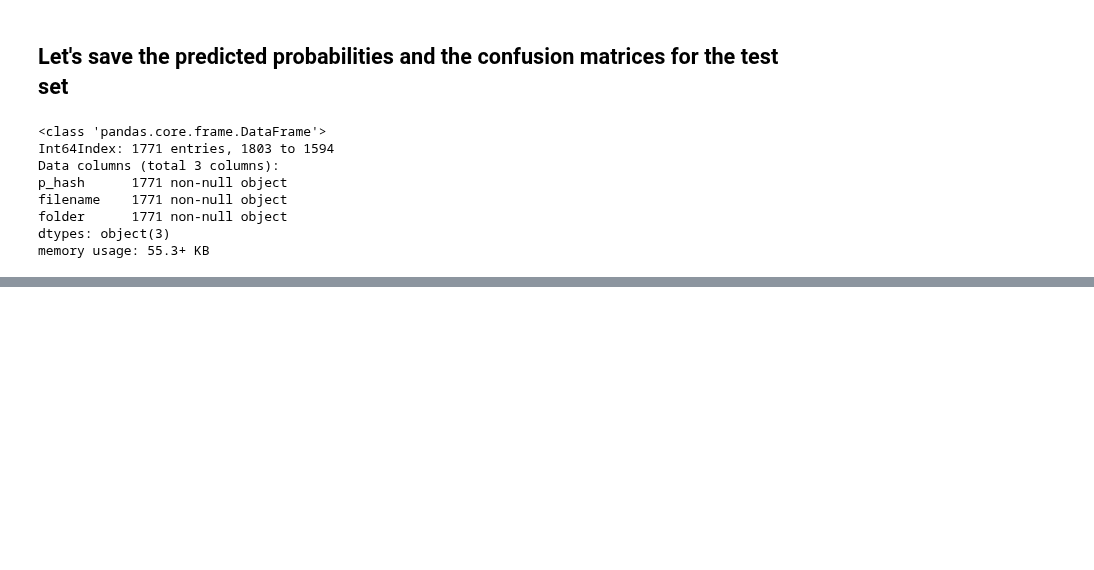
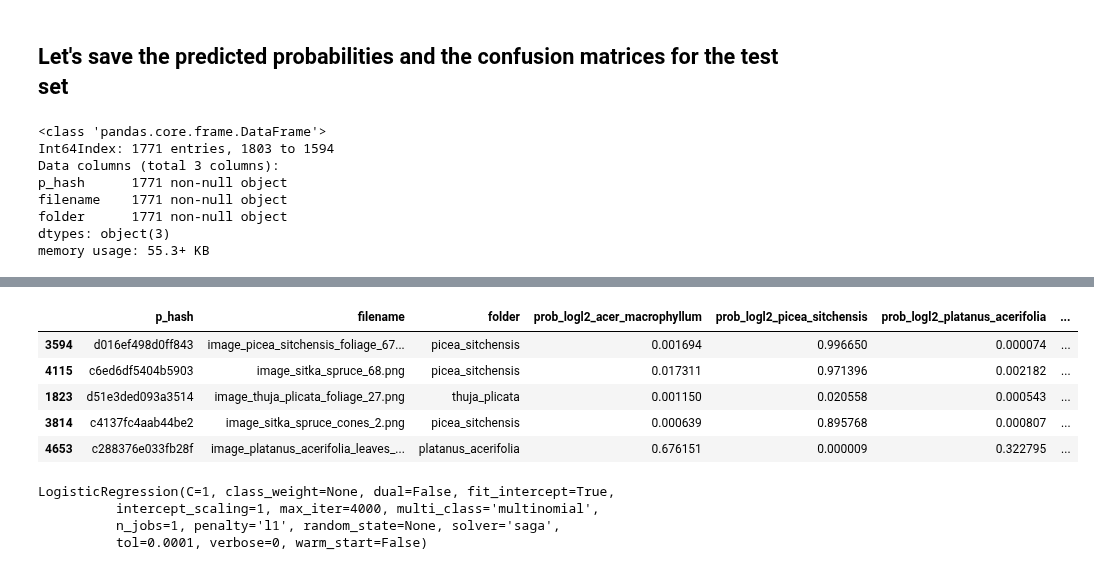
Before and after one commit to NathanielBlairStahn/tree-logic, a Jupyter notebook: notebooks/20180517_more_species/logistic_and_gb_4_species.ipynb, the cells around one changed output, grey strips where cells are left out. Saved outputs shown, nothing was run; the diff lists cells and outputs as text; code cells hidden in the pictures; blank space fills up the shorter version.

Commit message:
save 4 species probabilty predictions

```diff
--- a/notebooks/20180517_more_species/logistic_and_gb_4_species.ipynb
+++ b/notebooks/20180517_more_species/logistic_and_gb_4_species.ipynb
@@ -480,0 +510,28 @@ memory usage: 55.3+ KB
+# %%
+non_feature_columns = ['p_hash', 'filename', 'folder']
+
+def get_predictions(features_df, index_set, non_feature_columns, model, prefix):
+    pred_columns = [prefix + '_' + species for species in model.classes_]
+
+    image_df = features_df.loc[index_set, non_feature_columns]
+    y_pred = model.predict_proba(features_df.drop(non_feature_columns, axis=1).loc[index_set,:])
+    image_df[pred_columns] = pd.DataFrame(y_pred, index = image_df.index)
+
+    return image_df
+# %%
+log_pred = get_predictions(features_4species_df, X_test.index, non_feature_columns, log_model, 'prob_logl2')
+log_pred.head()
+# %% [output]
+|  | p_hash | filename | folder | prob_logl2_acer_macrophyllum | prob_logl2_picea_sitchensis | prob_logl2_platanus_acerifolia | ... |
+| 3594 | d016ef498d0ff843 | image_picea_sitchensis_foliage_67... | picea_sitchensis | 0.001694 | 0.996650 | 0.000074 | ... |
+| 4115 | c6ed6df5404b5903 | image_sitka_spruce_68.png | picea_sitchensis | 0.017311 | 0.971396 | 0.002182 | ... |
+| 1823 | d51e3ded093a3514 | image_thuja_plicata_foliage_27.png | thuja_plicata | 0.001150 | 0.020558 | 0.000543 | ... |
+| 3814 | c4137fc4aab44be2 | image_sitka_spruce_cones_2.png | picea_sitchensis | 0.000639 | 0.895768 | 0.000807 | ... |
+| 4653 | c288376e033fb28f | image_platanus_acerifolia_leaves_... | platanus_acerifolia | 0.676151 | 0.000009 | 0.322795 | ... |
+# %%
+llog_model
+# %% [output]
+LogisticRegression(C=1, class_weight=None, dual=False, fit_intercept=True,
+          intercept_scaling=1, max_iter=4000, multi_class='multinomial',
+          n_jobs=1, penalty='l1', random_state=None, solver='saga',
+          tol=0.0001, verbose=0, warm_start=False)
```
Also changed, not shown: parts of 11 cells of this notebook, 2 other files.
